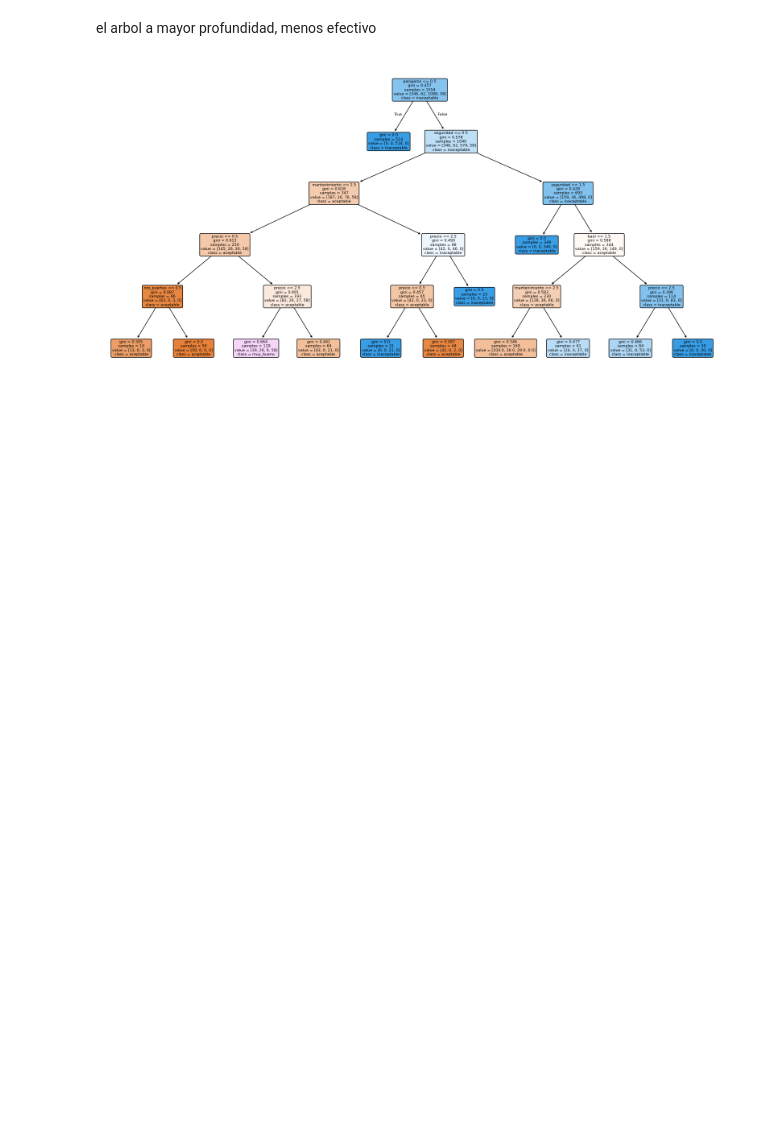
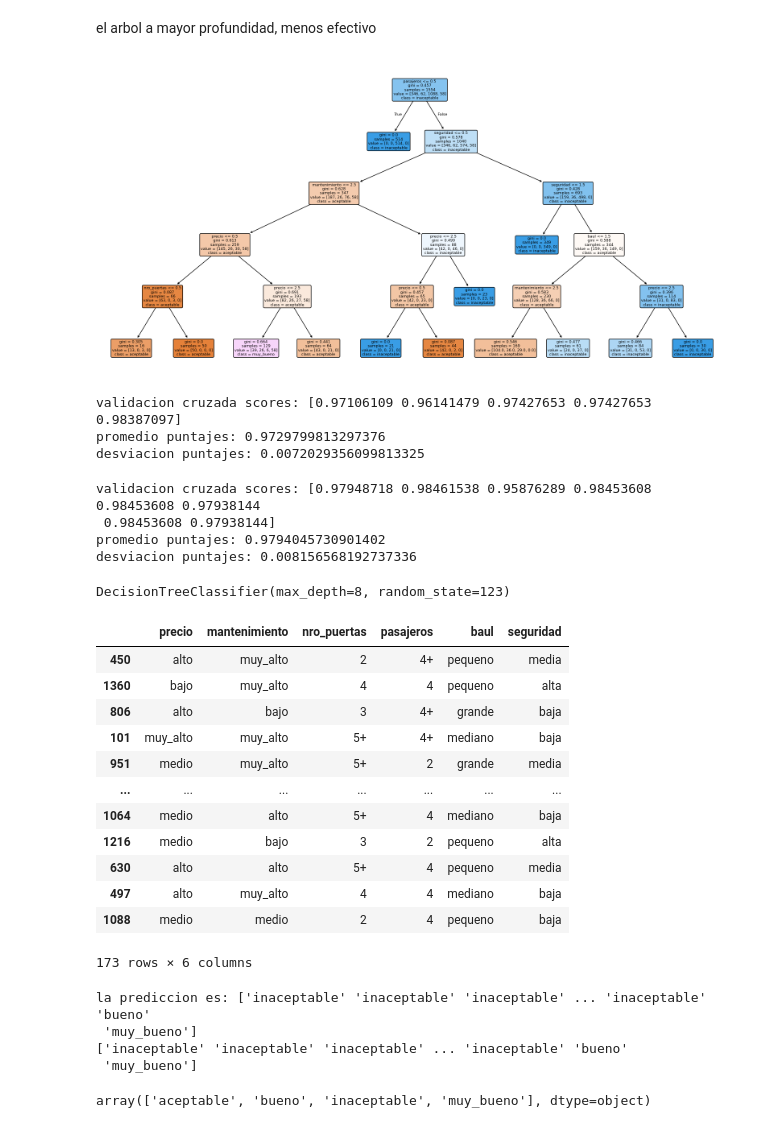
Before and after one commit to omarFlores72/mineria_datos_mike, a Jupyter notebook: vehiculos.ipynb, the cells around one changed output. Cells and saved outputs as stored; diff of their text form; code cells hidden in the pictures; blank space fills up the shorter version.

Commit message:
conclusiones arboles

```diff
--- a/vehiculos.ipynb
+++ b/vehiculos.ipynb
@@ -234,3 +234,48 @@ tree.plot_tree(arbol, feature_names=x_encoder.get_feature_names_out(), class_nam
 plt.show()
 # %% [output]
 [figure]
+# %%
+from sklearn.model_selection import StratifiedKFold, cross_val_score
+#crear modelo
+arbol = DecisionTreeClassifier(random_state=123)
+
+#crear particiones estratificadas (no se disponen de 'groups' en este dataset)
+skf = StratifiedKFold(n_splits=5, shuffle=True, random_state=123)
+
+#realizr validacion cruzada
+scores = cross_val_score(arbol, X, Y, cv=skf, scoring='accuracy')
+
+#imprimir resulrados validacion cruzada
+print(f'validacion cruzada scores: {scores}')
+print(f"promedio puntajes:", scores.mean())
+print(f"desviacion puntajes:", scores.std())
+# %% [output]
+validacion cruzada scores: [0.97106109 0.96141479 0.97427653 0.97427653 0.98387097]
+promedio puntajes: 0.9729799813297376
+desviacion puntajes: 0.0072029356099813325
+# %%
+from sklearn.model_selection import StratifiedKFold, cross_val_score
+#crear modelo
+arbol = DecisionTreeClassifier(random_state=123)
+
+#crear particiones estratificadas (no se disponen de 'groups' en este dataset)
+skf = StratifiedKFold(n_splits=8, shuffle=True, random_state=123)
+
+#realizr validacion cruzada
+scores = cross_val_score(arbol, X, Y, cv=skf, scoring='accuracy')
+
+#imprimir resulrados validacion cruzada
+print(f'validacion cruzada scores: {scores}')
+print(f"promedio puntajes:", scores.mean())
+print(f"desviacion puntajes:", scores.std())
+# %% [output]
+validacion cruzada scores: [0.97948718 0.98461538 0.95876289 0.98453608 0.98453608 0.97938144
+ 0.98453608 0.97938144]
+promedio puntajes: 0.9794045730901402
+desviacion puntajes: 0.008156568192737336
+# %%
+arbol = DecisionTreeClassifier(max_depth=8, random_state=123)
+
+arbol.fit(X, Y)
+# %% [output]
+DecisionTreeClassifier(max_depth=8, random_state=123)
@@ -236,0 +297,23 @@ plt.show()
+# %%
+x_ts
+# %% [output]
+|  | precio | mantenimiento | nro_puertas | pasajeros | baul | seguridad |
+| 450 | alto | muy_alto | 2 | 4+ | pequeno | media |
+| 1360 | bajo | muy_alto | 4 | 4 | pequeno | alta |
+| 806 | alto | bajo | 3 | 4+ | grande | baja |
+| 101 | muy_alto | muy_alto | 5+ | 4+ | mediano | baja |
+| 951 | medio | muy_alto | 5+ | 2 | grande | media |
+| ... | ... | ... | ... | ... | ... | ... |
+| 1064 | medio | alto | 5+ | 4 | mediano | baja |
+| 1216 | medio | bajo | 3 | 2 | pequeno | alta |
+| 630 | alto | alto | 5+ | 4 | pequeno | media |
+| 497 | alto | muy_alto | 4 | 4 | mediano | baja |
+| 1088 | medio | medio | 2 | 4 | pequeno | baja |
+173 rows × 6 columns
+# %%
+y_pred = predecir(x_ts, x_encoder, y_encoder, arbol)
+# %% [output]
+la prediccion es: ['inaceptable' 'inaceptable' 'inaceptable' ... 'inaceptable' 'bueno'
+ 'muy_bueno']
+['inaceptable' 'inaceptable' 'inaceptable' ... 'inaceptable' 'bueno'
+ 'muy_bueno']
@@ -236,0 +337,4 @@ plt.show()
+# %%
+y_encoder.classes_
+# %% [output]
+array(['aceptable', 'bueno', 'inaceptable', 'muy_bueno'], dtype=object)
```
Also changed, not shown: parts of 4 cells of this notebook.
